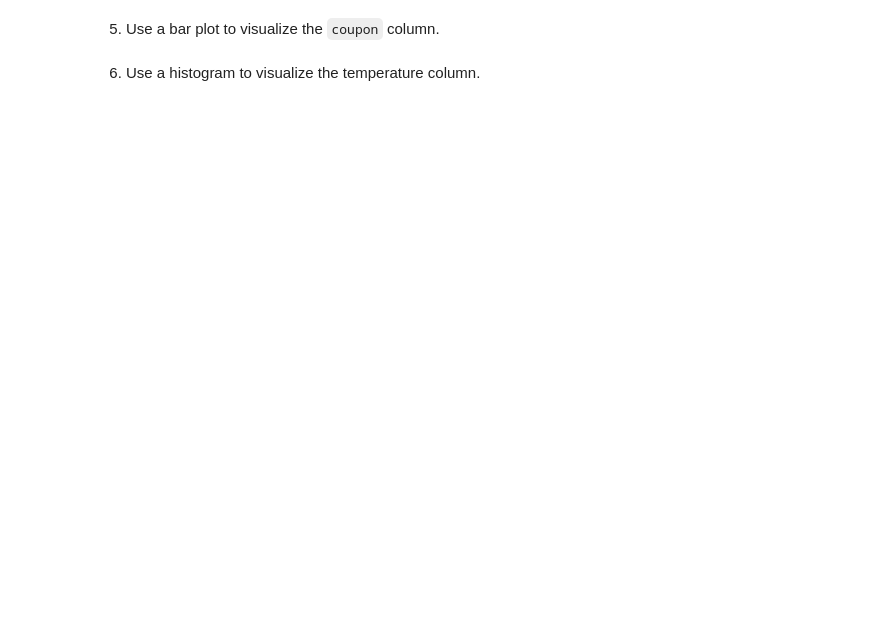
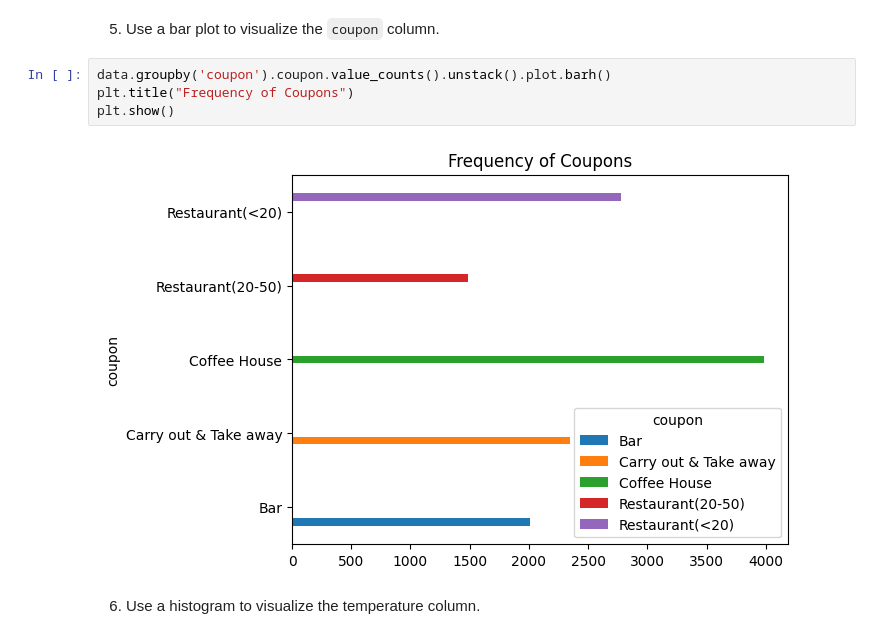
Before and after one commit to yoda-aus/driver-coupons, a Jupyter notebook: prompt.ipynb, the cells around one changed output. Saved outputs shown, nothing was run; the diff lists cells and outputs as text; blank space fills up the shorter version.

```diff
--- a/prompt.ipynb
+++ b/prompt.ipynb
@@ -87,4 +154,10 @@ data.head()
 # %% [markdown]
 5. Use a bar plot to visualize the `coupon` column.
+# %%
+data.groupby('coupon').coupon.value_counts().unstack().plot.barh()
+plt.title("Frequency of Coupons")
+plt.show()
+# %% [output]
+[figure, added]
 # %% [markdown]
 6. Use a histogram to visualize the temperature column.
```
Also changed, not shown: parts of 31 cells of this notebook.
